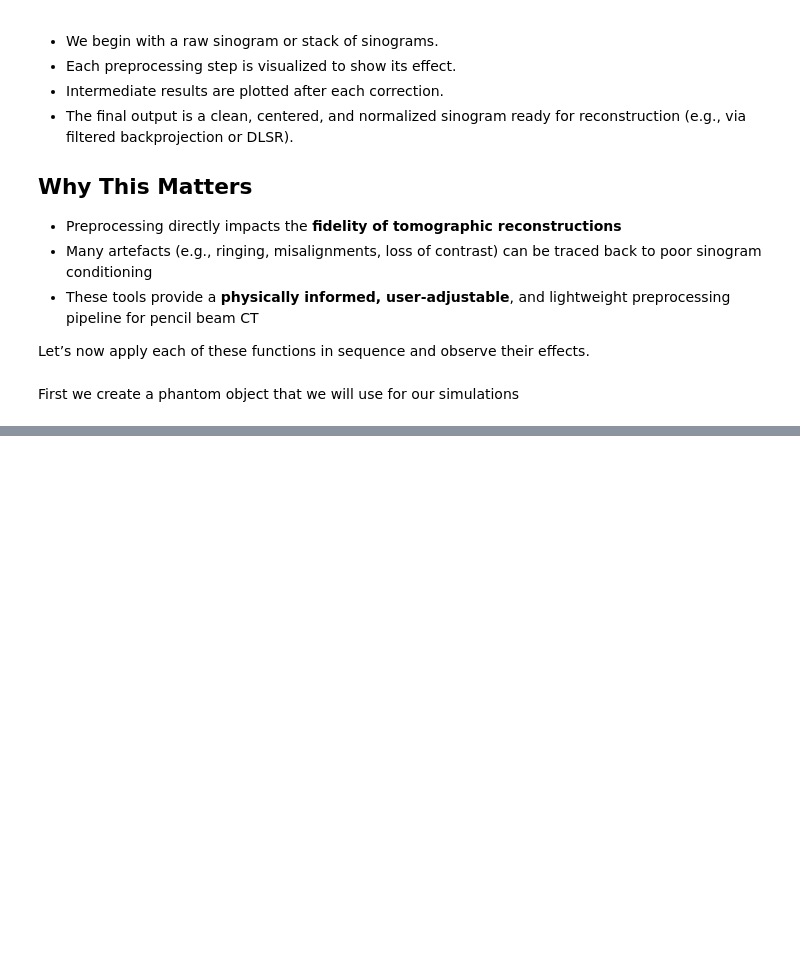
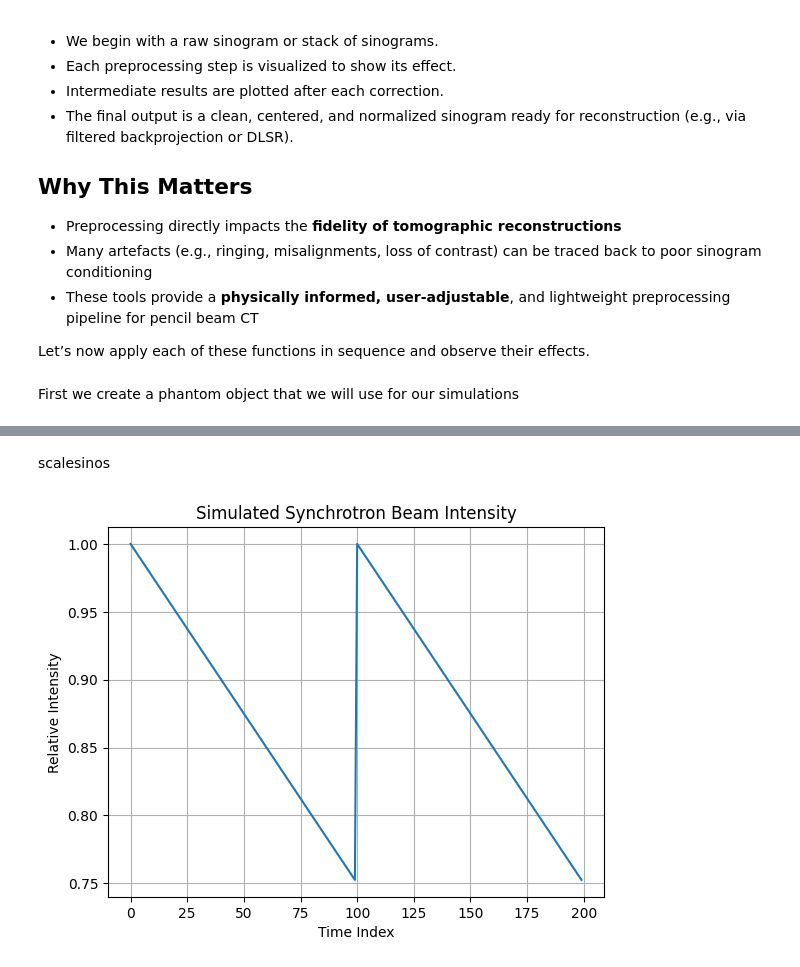
Before and after one commit to antonyvam/nDTomo, a Jupyter notebook: docs/source/notebooks/tutorial_sinogram_handling.ipynb, the cells around one changed output, grey strips where cells are left out. Saved outputs shown, nothing was run; the diff lists cells and outputs as text; code cells hidden in the pictures; blank space fills up the shorter version.

```diff
--- a/docs/source/notebooks/tutorial_sinogram_handling.ipynb
+++ b/docs/source/notebooks/tutorial_sinogram_handling.ipynb
@@ -90,0 +117,49 @@ plt.show()
+# %% [markdown]
+scalesinos
+# %%
+def simulate_synchrotron_intensity(num_points, drop_ratio=0.75, num_topups=1):
+    """
+    Simulate synchrotron beam intensity with linear decay and periodic top-ups.
+
+    Parameters
+    ----------
+    num_points : int
+        Total number of points in the output array.
+    drop_ratio : float
+        Intensity level just before each top-up (e.g., 0.75).
+    num_topups : int
+        Number of top-up events (i.e., decay cycles) in the vector.
+
+    Returns
+    -------
+    intensity : np.ndarray
+        Simulated beam intensity values over time.
+    """
+    if num_topups < 1:
+        raise ValueError("num_topups must be at least 1.")
+
+    points_per_cycle = num_points // num_topups
+    decay = np.linspace(1.0, drop_ratio, points_per_cycle, endpoint=False)
+
+    # Repeat decay cycles
+    intensity = np.tile(decay, num_topups)
+
+    # Pad remaining points if needed
+    remainder = num_points - len(intensity)
+    if remainder > 0:
+        last_cycle = np.linspace(1.0, drop_ratio, points_per_cycle, endpoint=False)
+        intensity = np.concatenate([intensity, last_cycle[:remainder]])
+
+    return intensity
+
+sf = simulate_synchrotron_intensity(200, 0.75, num_topups=2)
+
+plt.figure(3);plt.clf()
+plt.plot(sf)
+plt.title("Simulated Synchrotron Beam Intensity")
+plt.xlabel("Time Index")
+plt.ylabel("Relative Intensity")
+plt.grid(True)
+plt.show()
+# %% [output]
+[figure, added]
```
Also changed, not shown: parts of 4 cells of this notebook, 1 other file.
